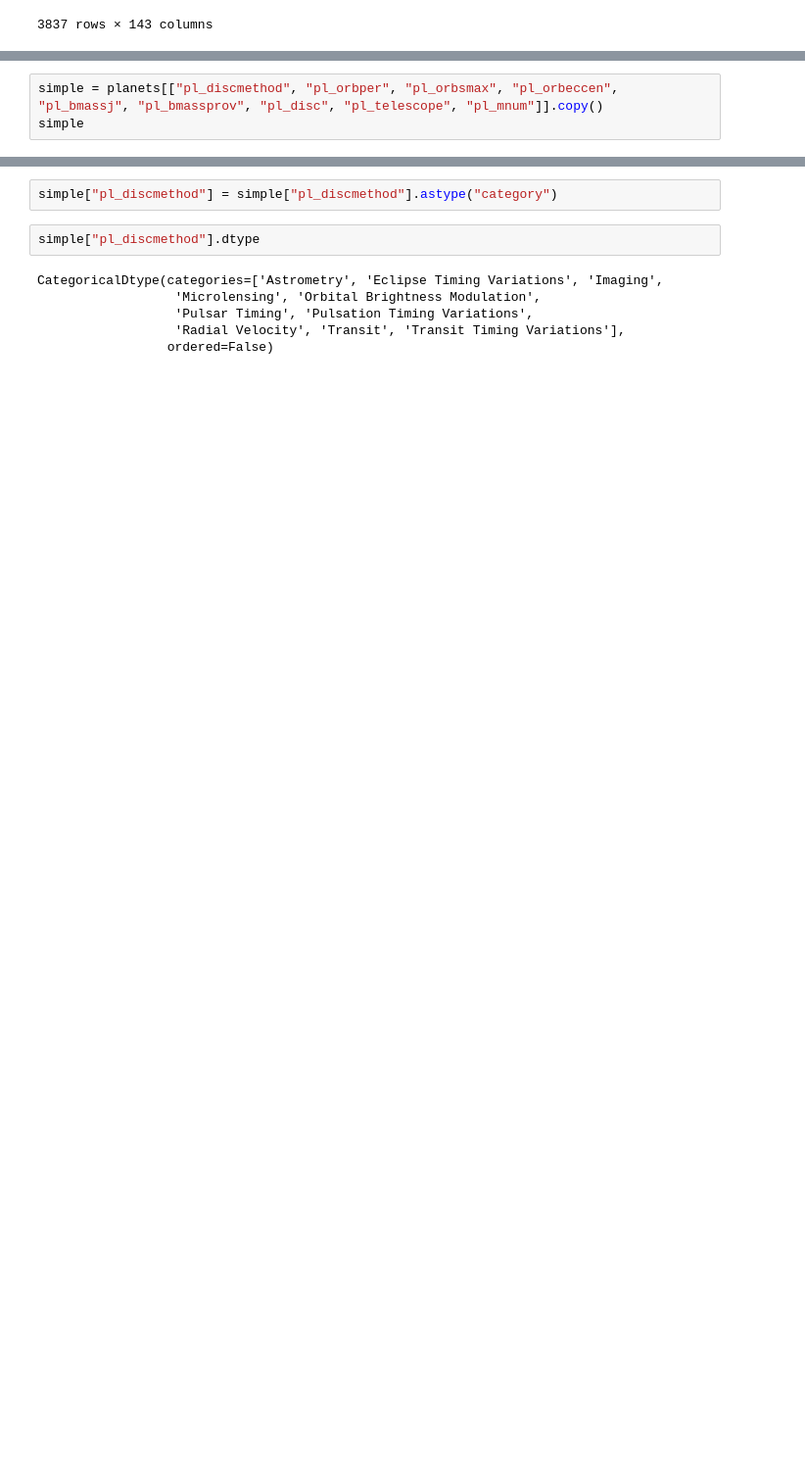
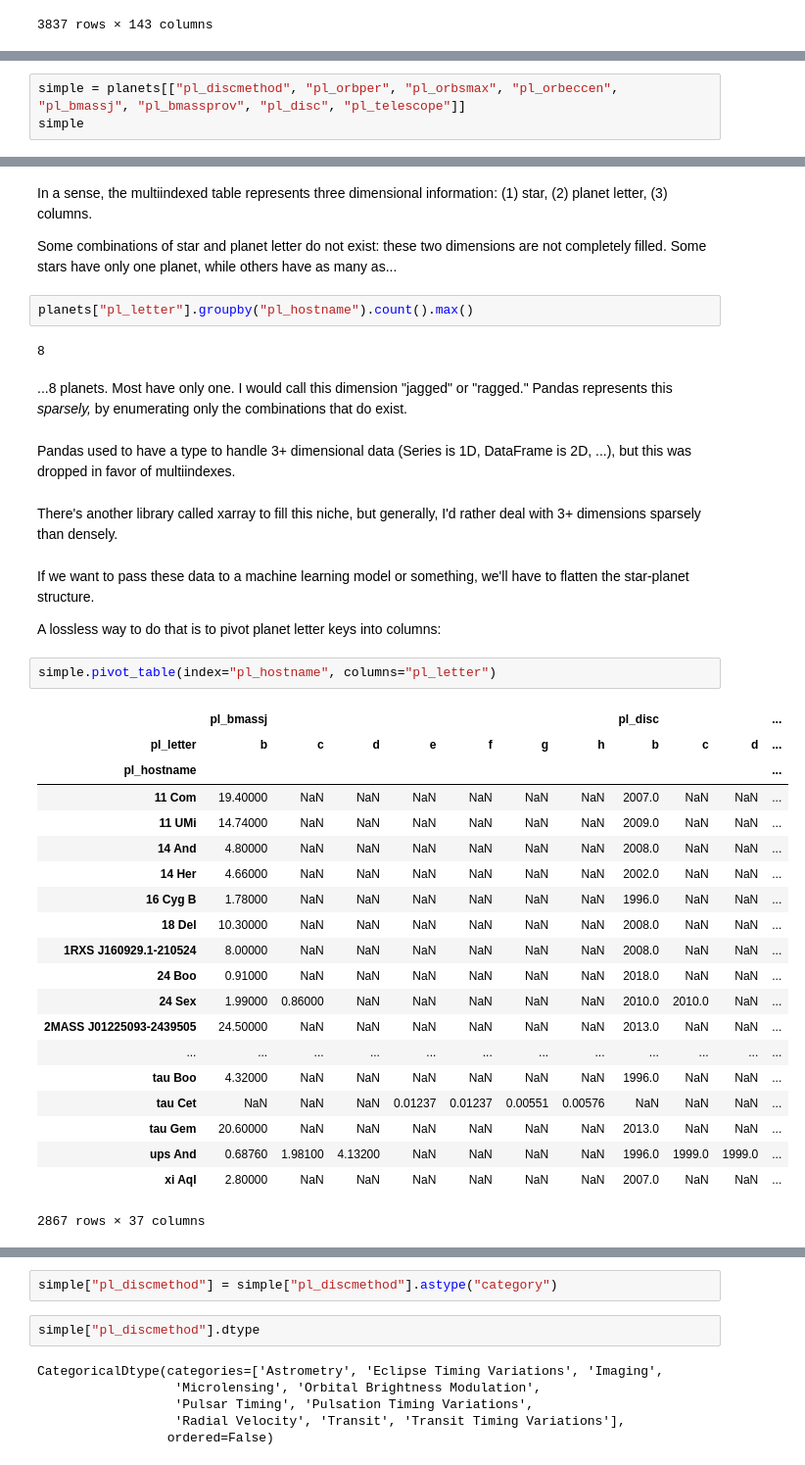
Before and after one commit to jpivarski-talks/python-numpy-mini-course, a Jupyter notebook: 4-pandas.ipynb, the cells around one changed output, grey strips where cells are left out. Shown at 98% size. Cells and saved outputs as stored; diff of their text form; blank space fills up the shorter version.

```diff
--- a/4-pandas.ipynb
+++ b/4-pandas.ipynb
@@ -466,5 +499,5 @@ To simplify this table, let's concentrate on the following fields:
 # %%
-simple = planets[["pl_discmethod", "pl_orbper", "pl_orbsmax", "pl_orbeccen", "pl_bmassj", "pl_bmassprov", "pl_disc", "pl_telescope", "pl_mnum"]].copy()
+simple = planets[["pl_discmethod", "pl_orbper", "pl_orbsmax", "pl_orbeccen", "pl_bmassj", "pl_bmassprov", "pl_disc", "pl_telescope"]]
 simple
 # %% [output]
 |  |  | pl_discmethod | pl_orbper | pl_orbsmax | pl_orbeccen | pl_bmassj | pl_bmassprov | pl_disc | ... |
@@ -492,0 +563,41 @@ Discovery method should probably be a categorical variable, rather than strings,
+# %% [markdown]
+In a sense, the multiindexed table represents three dimensional information: (1) star, (2) planet letter, (3) columns.
+
+Some combinations of star and planet letter do not exist: these two dimensions are not completely filled. Some stars have only one planet, while others have as many as...
+# %%
+planets["pl_letter"].groupby("pl_hostname").count().max()
+# %% [output]
+8
+# %% [markdown]
+...8 planets. Most have only one. I would call this dimension "jagged" or "ragged." Pandas represents this _sparsely,_ by enumerating only the combinations that do exist.
+# %% [markdown]
+Pandas used to have a type to handle 3+ dimensional data (Series is 1D, DataFrame is 2D, ...), but this was dropped in favor of multiindexes.
+# %% [markdown]
+There's another library called xarray to fill this niche, but generally, I'd rather deal with 3+ dimensions sparsely than densely.
+# %% [markdown]
+If we want to pass these data to a machine learning model or something, we'll have to flatten the star-planet structure.
+
+A lossless way to do that is to pivot planet letter keys into columns:
+# %%
+simple.pivot_table(index="pl_hostname", columns="pl_letter")
+# %% [output]
+|  | pl_bmassj |  |  |  |  |  |  | pl_disc |  |  | ... |
+| pl_letter | b | c | d | e | f | g | h | b | c | d | ... |
+| pl_hostname |  |  |  |  |  |  |  |  |  |  | ... |
+| 11 Com | 19.40000 | NaN | NaN | NaN | NaN | NaN | NaN | 2007.0 | NaN | NaN | ... |
+| 11 UMi | 14.74000 | NaN | NaN | NaN | NaN | NaN | NaN | 2009.0 | NaN | NaN | ... |
+| 14 And | 4.80000 | NaN | NaN | NaN | NaN | NaN | NaN | 2008.0 | NaN | NaN | ... |
+| 14 Her | 4.66000 | NaN | NaN | NaN | NaN | NaN | NaN | 2002.0 | NaN | NaN | ... |
+| 16 Cyg B | 1.78000 | NaN | NaN | NaN | NaN | NaN | NaN | 1996.0 | NaN | NaN | ... |
+| 18 Del | 10.30000 | NaN | NaN | NaN | NaN | NaN | NaN | 2008.0 | NaN | NaN | ... |
+| 1RXS J160929.1-210524 | 8.00000 | NaN | NaN | NaN | NaN | NaN | NaN | 2008.0 | NaN | NaN | ... |
+| 24 Boo | 0.91000 | NaN | NaN | NaN | NaN | NaN | NaN | 2018.0 | NaN | NaN | ... |
+| 24 Sex | 1.99000 | 0.86000 | NaN | NaN | NaN | NaN | NaN | 2010.0 | 2010.0 | NaN | ... |
+| 2MASS J01225093-2439505 | 24.50000 | NaN | NaN | NaN | NaN | NaN | NaN | 2013.0 | NaN | NaN | ... |
+| ... | ... | ... | ... | ... | ... | ... | ... | ... | ... | ... | ... |
+| tau Boo | 4.32000 | NaN | NaN | NaN | NaN | NaN | NaN | 1996.0 | NaN | NaN | ... |
+| tau Cet | NaN | NaN | NaN | 0.01237 | 0.01237 | 0.00551 | 0.00576 | NaN | NaN | NaN | ... |
+| tau Gem | 20.60000 | NaN | NaN | NaN | NaN | NaN | NaN | 2013.0 | NaN | NaN | ... |
+| ups And | 0.68760 | 1.98100 | 4.13200 | NaN | NaN | NaN | NaN | 1996.0 | 1999.0 | 1999.0 | ... |
+| xi Aql | 2.80000 | NaN | NaN | NaN | NaN | NaN | NaN | 2007.0 | NaN | NaN | ... |
+2867 rows × 37 columns
```
Also changed, not shown: parts of 28 cells of this notebook.
